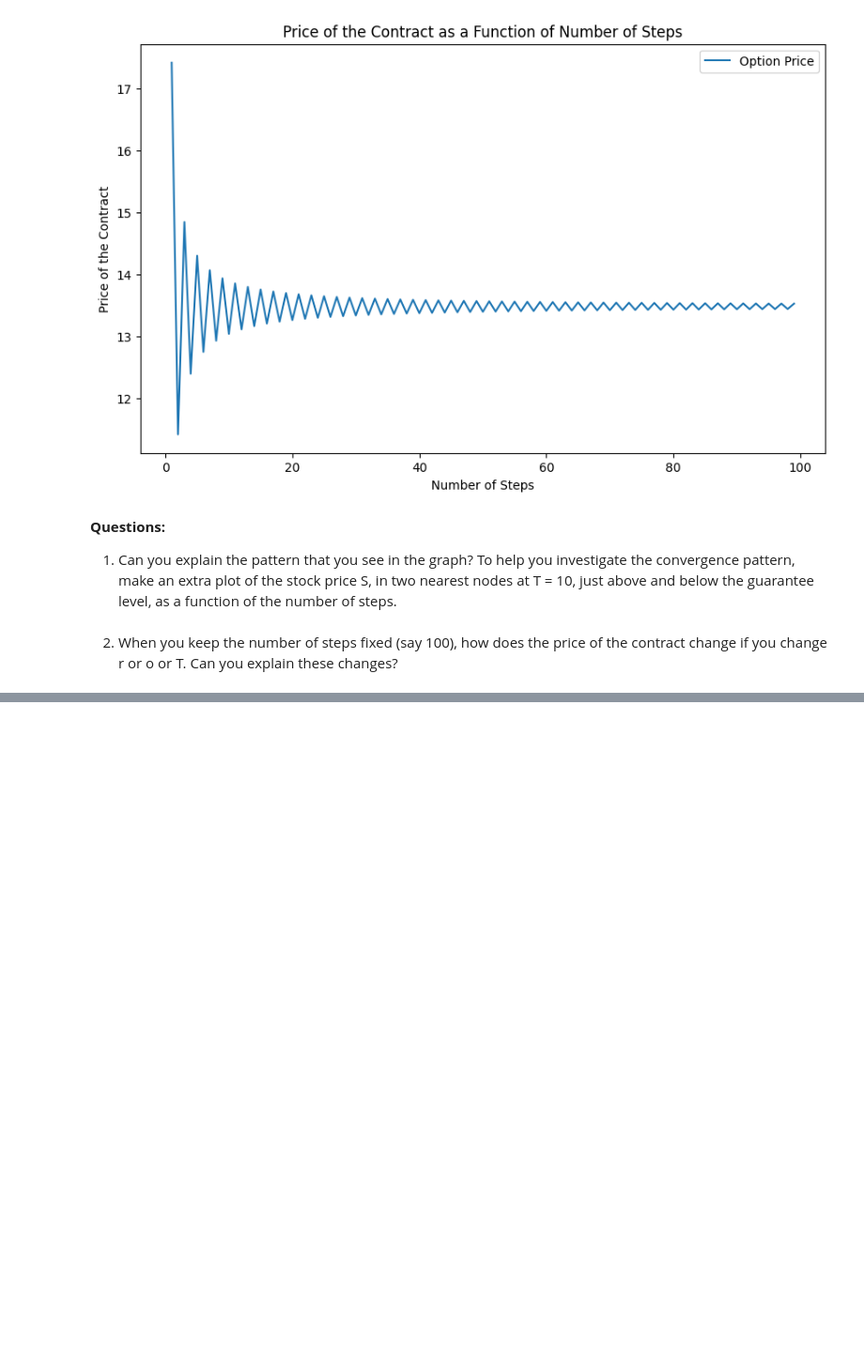
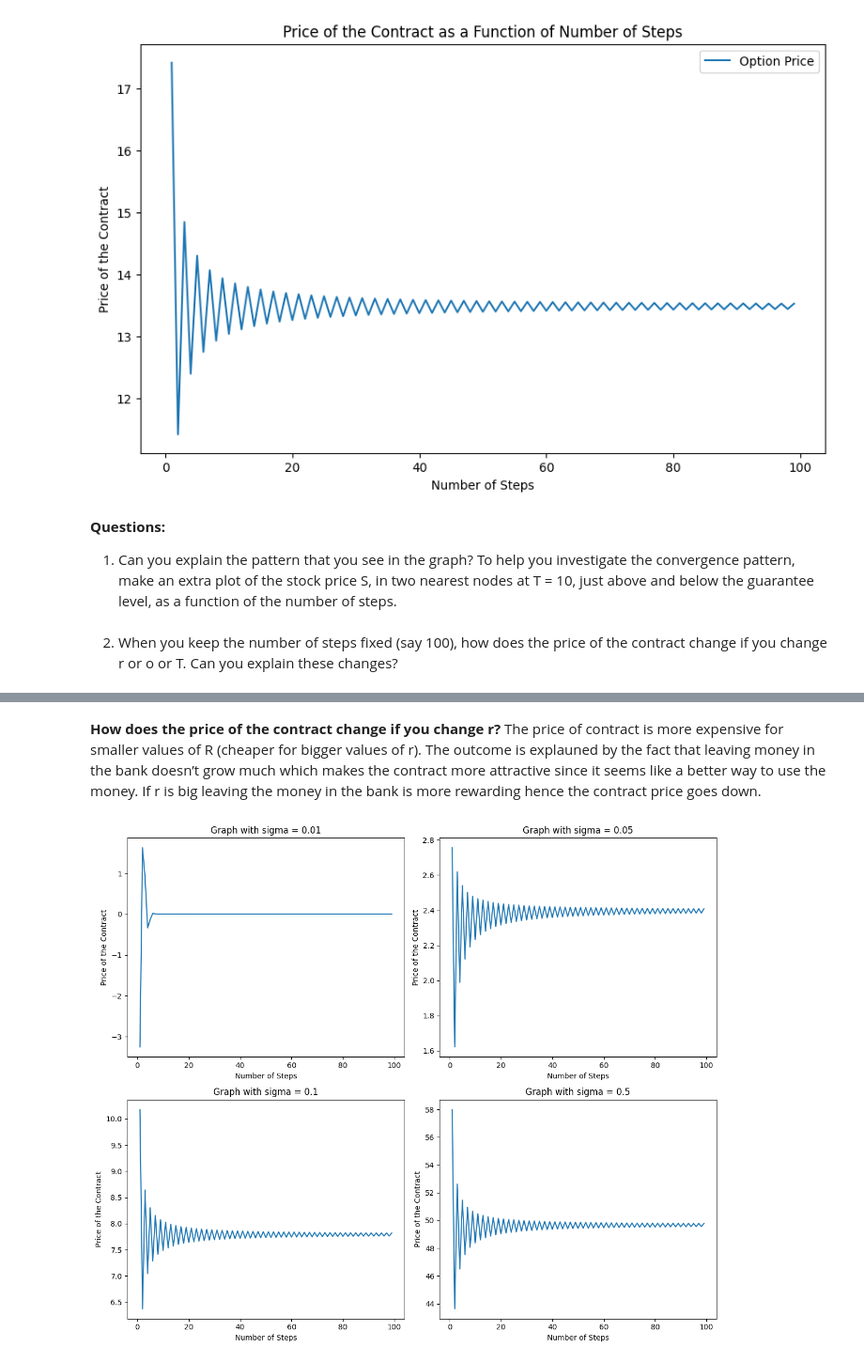
Before and after one commit to ashademeij/MathematicalFinance, a Jupyter notebook: BinomialTree.ipynb, the cells around one changed output, grey strips where cells are left out. Shown: that part at 94% size. Cells and saved outputs as stored; diff of their text form; code cells hidden in the pictures; blank space fills up the shorter version.

```diff
--- a/BinomialTree.ipynb
+++ b/BinomialTree.ipynb
@@ -111,0 +108,23 @@ plt.show()
+# %% [markdown]
+**How does the price of the contract change if you change r?**
+The price of contract is more expensive for smaller values of R (cheaper for bigger values of r). The outcome is explauned by the fact that  leaving money in the bank doesn’t grow much which makes the contract more attractive since it seems like a better way to use the money. If r is big leaving the money in the bank is more rewarding hence the contract price goes down.
+# %%
+# Now we can check for different numbers of sigma
+step_counts = range(1, 100)
+sigma_values = [0.01, 0.05, 0.1, 0.5]
+
+fig, axes = plt.subplots(2, 2, figsize=(12, 10))
+axes = axes.flatten()
+
+for i, sigma in enumerate(sigma_values):
+    prices = [get_optionPrice(r, sigma, T, guarantee, n) for n in step_counts]
+
+    axes[i].plot(step_counts, prices)
+    axes[i].set_xlabel('Number of Steps')
+    axes[i].set_ylabel('Price of the Contract')
+    axes[i].set_title(f'Graph with sigma = {sigma}')
+
+plt.tight_layout()
+plt.show()
+# %% [output]
+[figure, added]
```
Also changed, not shown: parts of 9 cells of this notebook.
